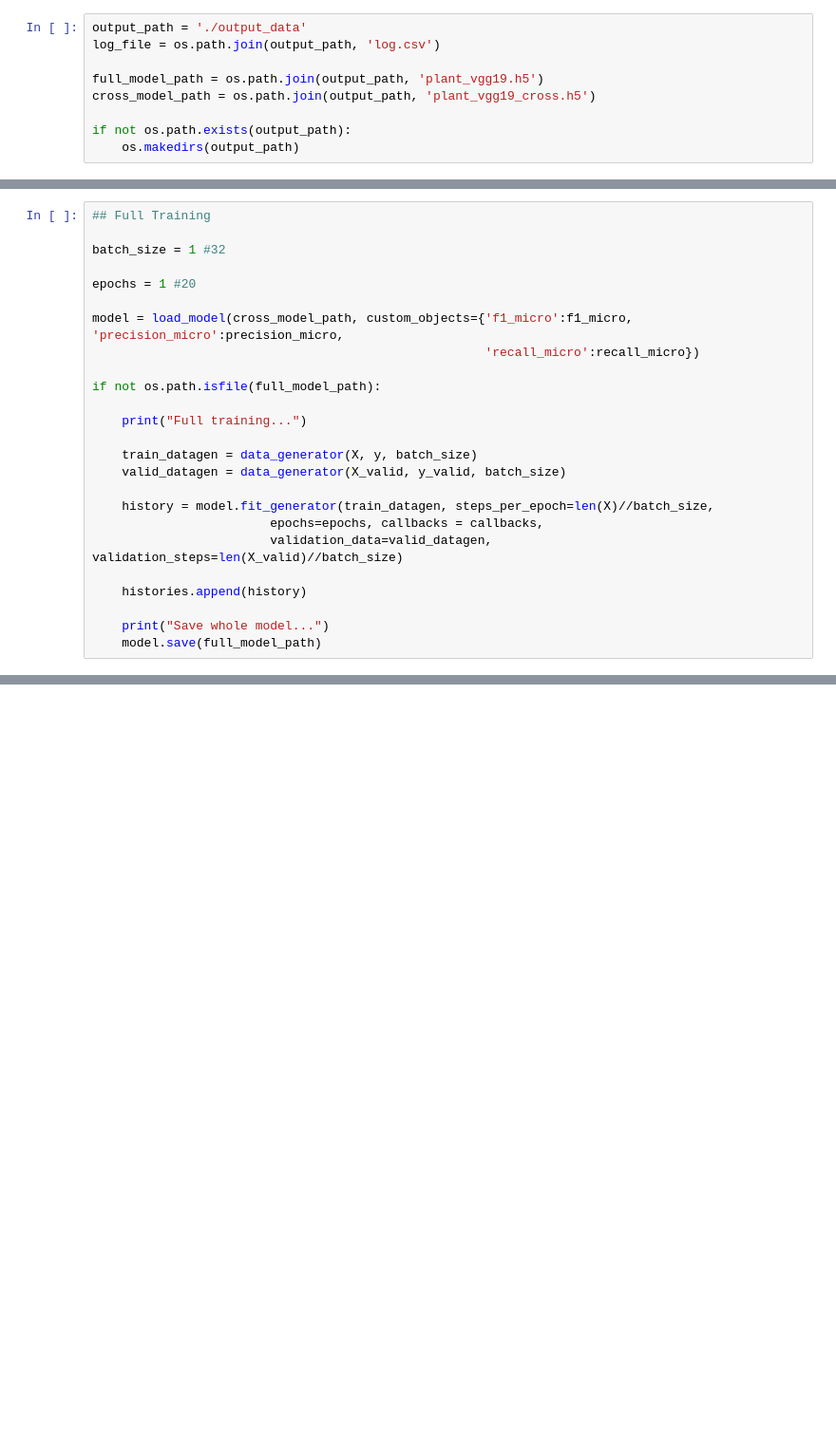
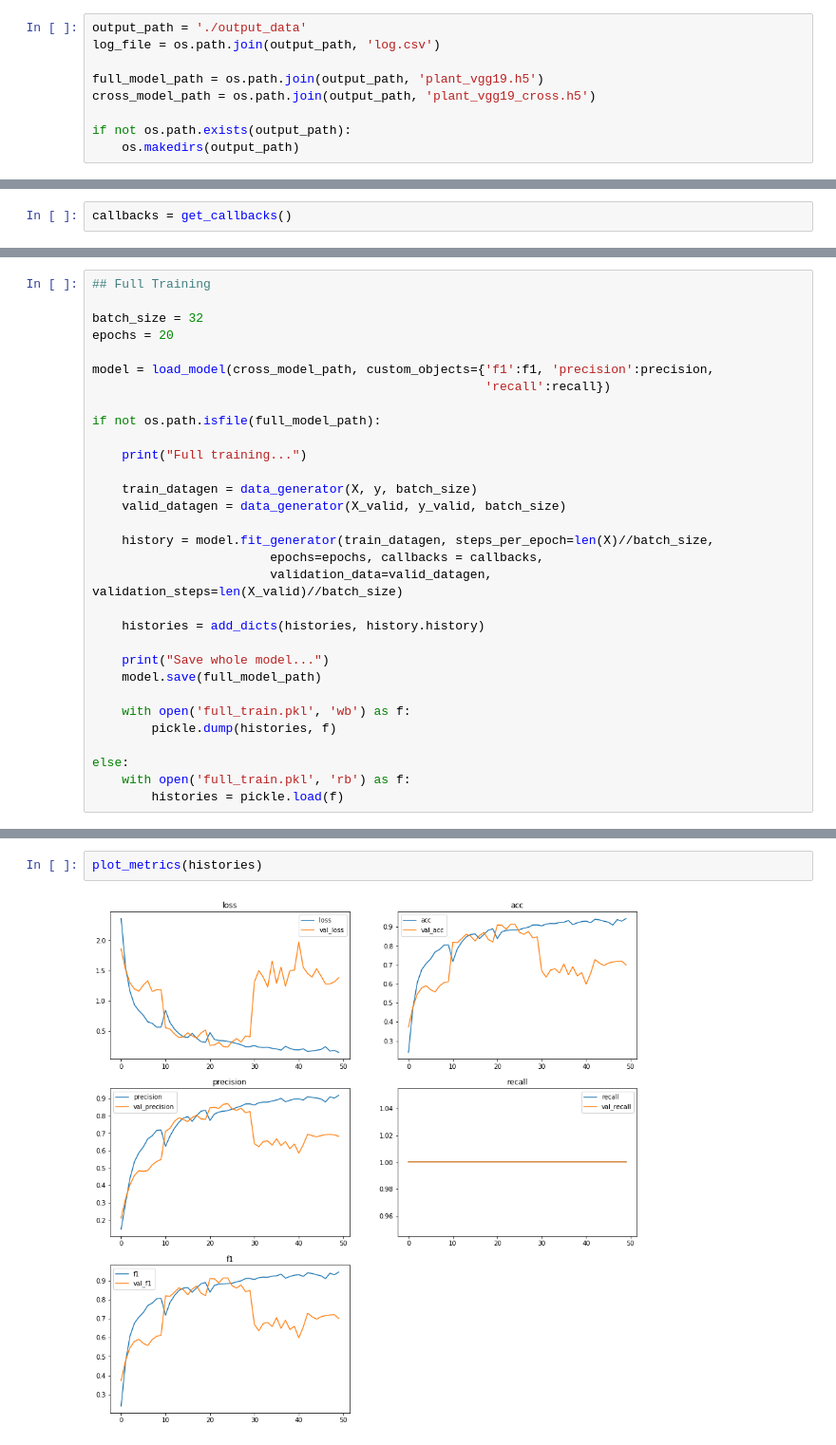
Before and after one commit to sandeepgogadi/Plant-Seedlings-Classification, a Jupyter notebook: Plant Seedlings.ipynb, the cells around one changed output, grey strips where cells are left out. Shown at 95% size. Cells and saved outputs as stored; diff of their text form; blank space fills up the shorter version.

```diff
--- a/Plant Seedlings.ipynb
+++ b/Plant Seedlings.ipynb
@@ -298,0 +450,2 @@ if not os.path.isfile(cross_model_path):
+# %%
+callbacks = get_callbacks()
@@ -299,12 +456,11 @@ if not os.path.isfile(cross_model_path):
 # %%
 ## Full Training
 
-batch_size = 1 #32
+batch_size = 32
+epochs = 20
 
-epochs = 1 #20
-
-model = load_model(cross_model_path, custom_objects={'f1_micro':f1_micro, 'precision_micro':precision_micro,
-                                                     'recall_micro':recall_micro})
+model = load_model(cross_model_path, custom_objects={'f1':f1, 'precision':precision,
+                                                     'recall':recall})
 
 if not os.path.isfile(full_model_path):
 
@@ -317,7 +473,14 @@ if not os.path.isfile(full_model_path):
                         epochs=epochs, callbacks = callbacks,
                         validation_data=valid_datagen, validation_steps=len(X_valid)//batch_size)
 
-    histories.append(history)
+    histories = add_dicts(histories, history.history)
 
     print("Save whole model...")
     model.save(full_model_path)
+
+    with open('full_train.pkl', 'wb') as f:
+        pickle.dump(histories, f)
+
+else:
+    with open('full_train.pkl', 'rb') as f:
+        histories = pickle.load(f)
@@ -324,3 +505,7 @@ if not os.path.isfile(full_model_path):
+# %%
+plot_metrics(histories)
+# %% [output]
+[figure, added]
 # %%
 ## Evaluate
 
```
Also changed, not shown: parts of 24 cells of this notebook.
